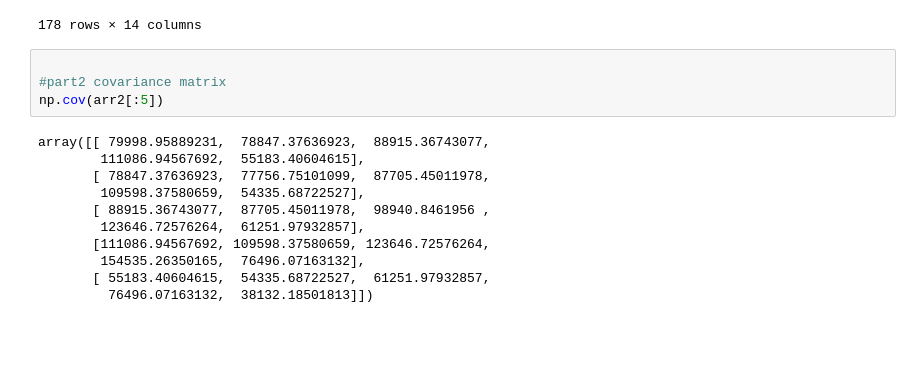
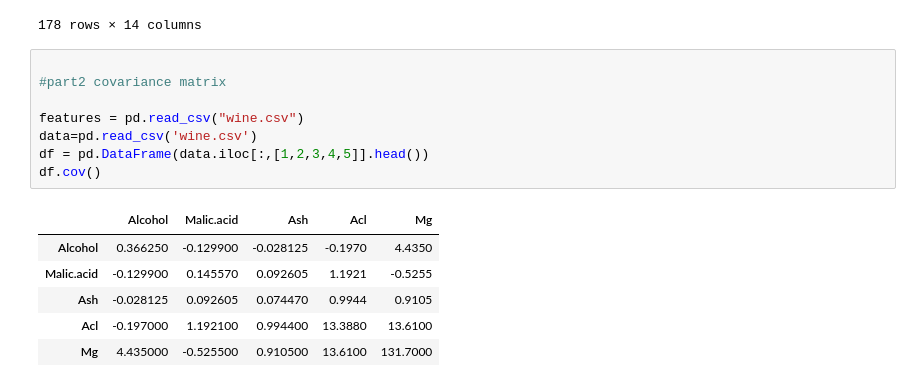
Before and after one commit to ak0982/AI-assignment, a Jupyter notebook: assignment_2.ipynb, the cells around one changed output. Saved outputs shown, nothing was run; the diff lists cells and outputs as text; blank space fills up the shorter version.

```diff
--- a/assignment_2.ipynb
+++ b/assignment_2.ipynb
@@ -153,18 +150,18 @@ arr2[]
 | 176 | 3 | 13.17 | 2.59 | 2.37 | 20.0 | 120 | 1.65 | 0.68 | 0.53 | ... |
 | 177 | 3 | 14.13 | 4.10 | 2.74 | 24.5 | 96 | 2.05 | 0.76 | 0.56 | ... |
 178 rows × 14 columns
-# %%
-
-#part2 covariance matrix
-np.cov(arr2[:5])
-# %% [output]
-array([[ 79998.95889231,  78847.37636923,  88915.36743077,
-        111086.94567692,  55183.40604615],
-       [ 78847.37636923,  77756.75101099,  87705.45011978,
-        109598.37580659,  54335.68722527],
-       [ 88915.36743077,  87705.45011978,  98940.8461956 ,
-        123646.72576264,  61251.97932857],
-       [111086.94567692, 109598.37580659, 123646.72576264,
-        154535.26350165,  76496.07163132],
-       [ 55183.40604615,  54335.68722527,  61251.97932857,
-         76496.07163132,  38132.18501813]])
+# %%
+
+#part2 covariance matrix
+
+features = pd.read_csv("wine.csv")
+data=pd.read_csv('wine.csv')
+df = pd.DataFrame(data.iloc[:,[1,2,3,4,5]].head())
+df.cov()
+# %% [output]
+|  | Alcohol | Malic.acid | Ash | Acl | Mg |
+| Alcohol | 0.366250 | -0.129900 | -0.028125 | -0.1970 | 4.4350 |
+| Malic.acid | -0.129900 | 0.145570 | 0.092605 | 1.1921 | -0.5255 |
+| Ash | -0.028125 | 0.092605 | 0.074470 | 0.9944 | 0.9105 |
+| Acl | -0.197000 | 1.192100 | 0.994400 | 13.3880 | 13.6100 |
+| Mg | 4.435000 | -0.525500 | 0.910500 | 13.6100 | 131.7000 |
```
Also changed, not shown: parts of 1 cell of this notebook.
